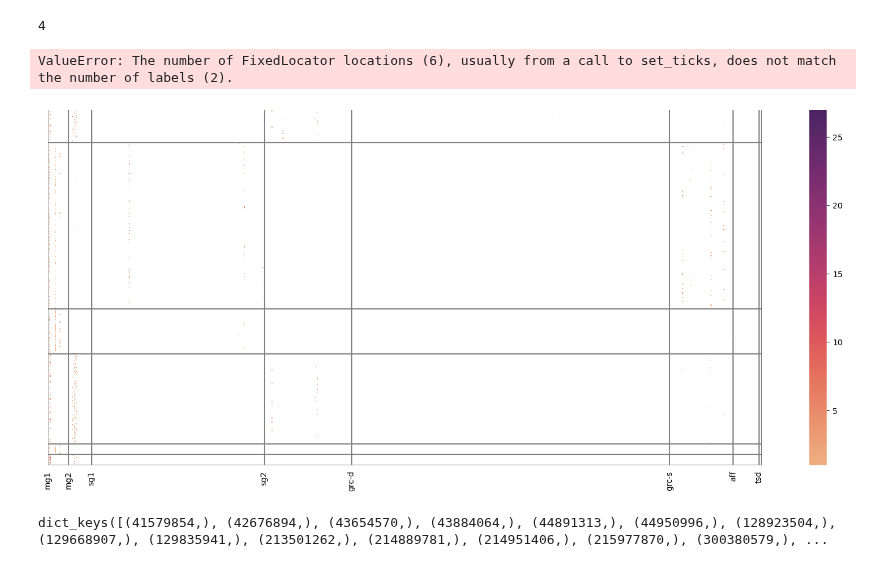
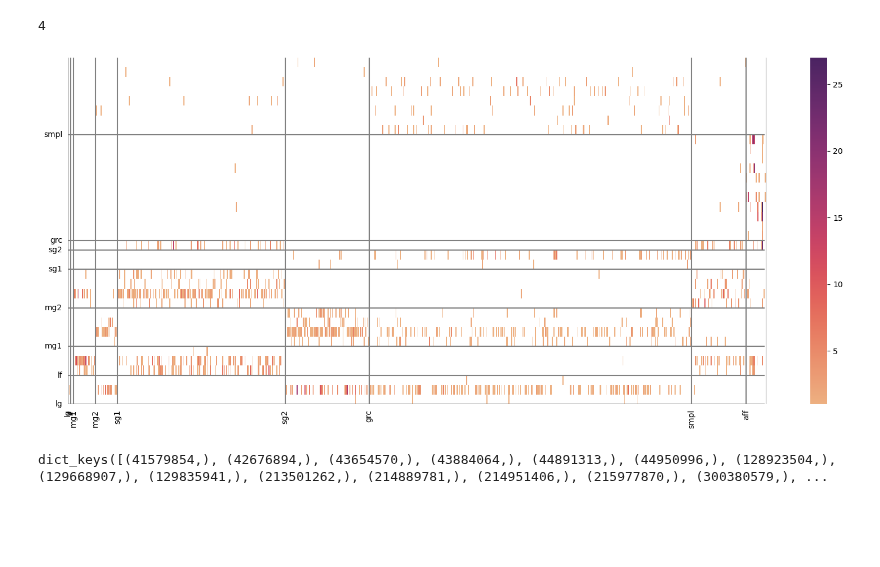
Before and after one commit to neurologic/eCREST, a Jupyter notebook: Network-X.ipynb, the cells around one changed output. Saved outputs shown, nothing was run; the diff lists cells and outputs as text; code cells hidden in the pictures; blank space fills up the shorter version.

```diff
--- a/Network-X.ipynb
+++ b/Network-X.ipynb
@@ -689,7 +871,7 @@ G = nx.DiGraph()
 
 # Add nodes with unique IDs and cell_type attribute
 for k in nodes_to_graph:
-    G.add_node(k, cell_type=cell_types[k])
+    G.add_node(k, cell_type=cell_type[k])
 # Add more nodes as needed
 
 # Add edges between nodes (neurons
@@ -827,7 +1009,7 @@ plt.savefig('/Users/kperks/Downloads/adjacency-mg-post_mg-out.svg')
 ### pre syn network
 # %%
 nlist = []
-tlist = ['lg','lf','mg1','mg2','sg1','sg2','grc-s','grc-d', 'aff']#,'lg','lf','grc-d','grc-s']#,'glia']#,'sg1','sg2','tsd','grc-d','grc-s','uk']
+tlist = ['lg','lf','mg1','mg2','sg1','sg2','smpl','grc', 'aff']#,'lg','lf','grc-d','grc-s']#,'glia']#,'sg1','sg2','tsd','grc-d','grc-s','uk']
 for t in tlist:
     for i in G.nodes():
         if G.nodes[i]['cell_type']==t:
@@ -898,6 +1080,6 @@ ax.set_xlim(no1+no2,len(dfA))
 # %%
 nlist = []
-tlist = ['lg','lf','mg1','mg2','sg1','sg2','grc-d','grc-s','aff','tsd']#,'glia']#,'sg1','sg2','tsd','grc-d','grc-s','uk']
+tlist = ['lg','lf','mg1','mg2','sg1','sg2','grc','smpl','aff']#,'tsd']#,'glia']#,'sg1','sg2','tsd','grc-d','grc-s','uk']
 for t in tlist:
     for i in G.nodes():
         if G.nodes[i]['cell_type']==t:
@@ -912,8 +1094,8 @@ no2 = len([x for x,y in G.nodes(data=True) if y['cell_type'] in ['lf']])
 ns1 = len([x for x,y in G.nodes(data=True) if y['cell_type'] in ['sg1']])
 ns2 = len([x for x,y in G.nodes(data=True) if y['cell_type'] in ['sg2']])
 
-ngd = len([x for x,y in G.nodes(data=True) if y['cell_type'] in ['grc-d']])
-ngs = len([x for x,y in G.nodes(data=True) if y['cell_type'] in ['grc-s']])
+ngd = len([x for x,y in G.nodes(data=True) if y['cell_type'] in ['grc']])
+ngs = len([x for x,y in G.nodes(data=True) if y['cell_type'] in ['smpl']])
 
 naff = len([x for x,y in G.nodes(data=True) if y['cell_type'] in ['aff']])
 ntsd = len([x for x,y in G.nodes(data=True) if y['cell_type'] in ['tsd']])
@@ -941,46 +1123,45 @@ sns.heatmap(A,ax=ax,cmap='flare') #'flare_r'
 # plt.xlim(-1,nt+1)
 
 n_hlines = [0,
-            # df_edges[df_edges['pre_type'].isin(['lg'])]['pre'].nunique(),
-            # df_edges[df_edges['pre_type'].isin(['lf'])]['pre'].nunique(),
+            df_edges[df_edges['pre_type'].isin(['lg'])]['pre'].nunique(),
+            df_edges[df_edges['pre_type'].isin(['lf'])]['pre'].nunique(),
             df_edges[df_edges['pre_type'].isin(['mg1'])]['pre'].nunique(),
             df_edges[df_edges['pre_type'].isin(['mg2'])]['pre'].nunique() ,
             df_edges[df_edges['pre_type'].isin(['sg1'])]['pre'].nunique(),
             df_edges[df_edges['pre_type'].isin(['sg2'])]['pre'].nunique(),
-            df_edges[df_edges['pre_type'].isin(['grc-d'])]['pre'].nunique(),
-            df_edges[df_edges['pre_type'].isin(['grc-s'])]['pre'].nunique(),
+            df_edges[df_edges['pre_type'].isin(['grc'])]['pre'].nunique(),
+            df_edges[df_edges['pre_type'].isin(['smpl'])]['pre'].nunique(),
             # df_edges[df_edges['pre_type'].isin(['aff'])]['pre'].nunique(),
             # df_edges[df_edges['pre_type'].isin(['tsd'])]['pre'].nunique()
            ]
 naccy = 0
 yticks = []
 for nh in n_hlines:
     ax.hlines([naccy],0,nt,color='gray')
     yticks.append(naccy)
     naccy+=nh
 
 ax.set_ylim(0,naccy)
 
 
-n_vlines = [0,nm1,nm2,ns1,ns2,ngd,ngs,naff,ntsd,nt]
+n_vlines = [0,no1,no2,nm1,nm2,ns1,ns2,ngd,ngs,naff,nt]
 naccx = 0
 xticks = []
 for nv in n_vlines:
     ax.vlines([naccx],0,naccy,color='gray')
     xticks.append(naccx)
     naccx+=nv
 # ax.hlines(nm2)
 
 ax.tick_params(left=False, bottom=False)
 # ax.set(xticklabels=[],yticklabels=[])
-ylist = ['mg1','mg2'] #['lg','lf','mg1','mg2','sg1','sg2','grc-d','grc-s','aff','tsd']
-xlist = ['mg1','mg2','sg1','sg2','grc-d','grc-s','aff','tsd']
+ylist = ['lg','lf','mg1','mg2','sg1','sg2','grc','smpl'] #['mg1','mg2'] #
+xlist = ['lg','lf','mg1','mg2','sg1','sg2','grc','smpl','aff']#,'tsd']
 ax.set(xticks = xticks[1:-1],xticklabels=xlist,yticks = yticks[1:],yticklabels=ylist);
 
 # plt.savefig('/Users/kperks/Downloads/adjacency-mg-post_mg-out.svg')
 # %% [output]
-ValueError: The number of FixedLocator locations (6), usually from a call to set_ticks, does not match the number of labels (2).
-[figure, old version]
+[figure, new version]
 # %%
 dict(iter(df_edges[(df_edges['pre_type'].isin(['mg2'])) & (df_edges['post_type'].isin(['sg1']))].groupby(['post']))).keys()
 # %% [output]
```
Also changed, not shown: parts of 49 cells of this notebook, 8 other files.
